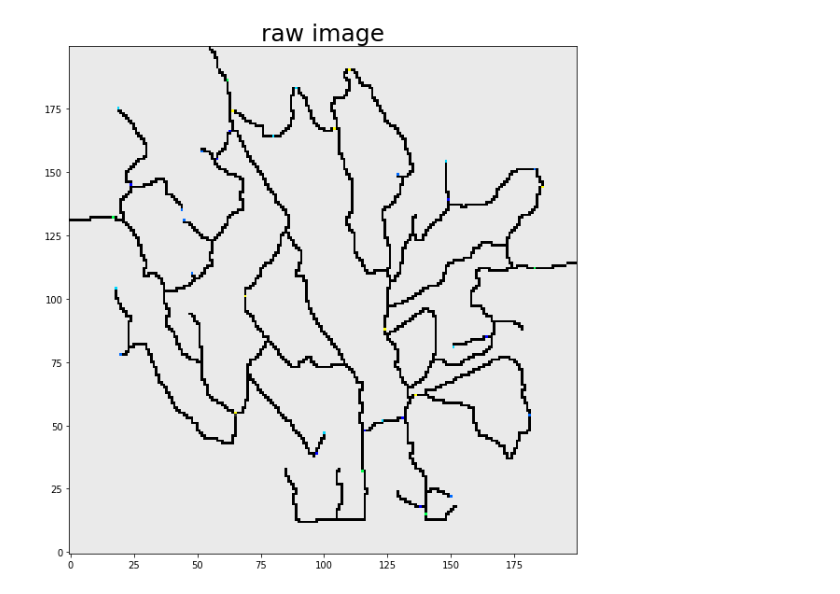
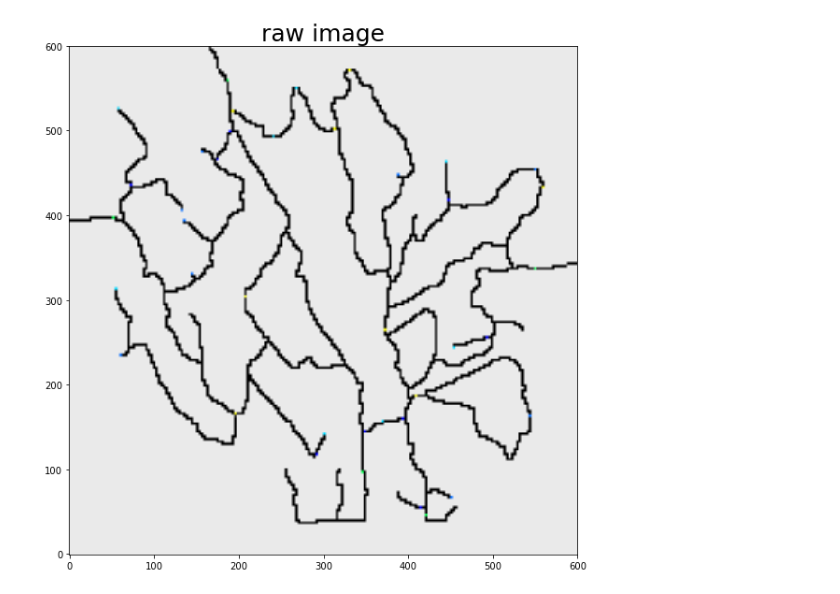
Before and after one commit to ShangyuanZ/Data_Visualisation, a Jupyter notebook: Assignment_1_vision.ipynb, the cells around one changed output. Saved outputs shown, nothing was run; the diff lists cells and outputs as text; code cells hidden in the pictures.

```diff
--- a/Assignment_1_vision.ipynb
+++ b/Assignment_1_vision.ipynb
@@ -6,11 +6,14 @@ import pandas as pd
 # %%
 #load image
 plt.figure(figsize=(20,10))
 img=cv2.imread("data/Map.bmp")
-img = cv2.flip(img, 0) #flip the image
+img1 = cv2.resize(img, (600, 600))
+img1 = cv2.flip(img1, 0) #flip the image
 
-plt.imshow(img,origin='lower')
+
+#print(blured.shape)
+plt.imshow(img1,cmap='Greys',origin='lower')
 plt.title('raw image',fontsize = 25)
 plt.show()
 # %% [output]
-[figure, old version]
+[figure, new version]
```
Also changed, not shown: parts of 8 cells of this notebook.
